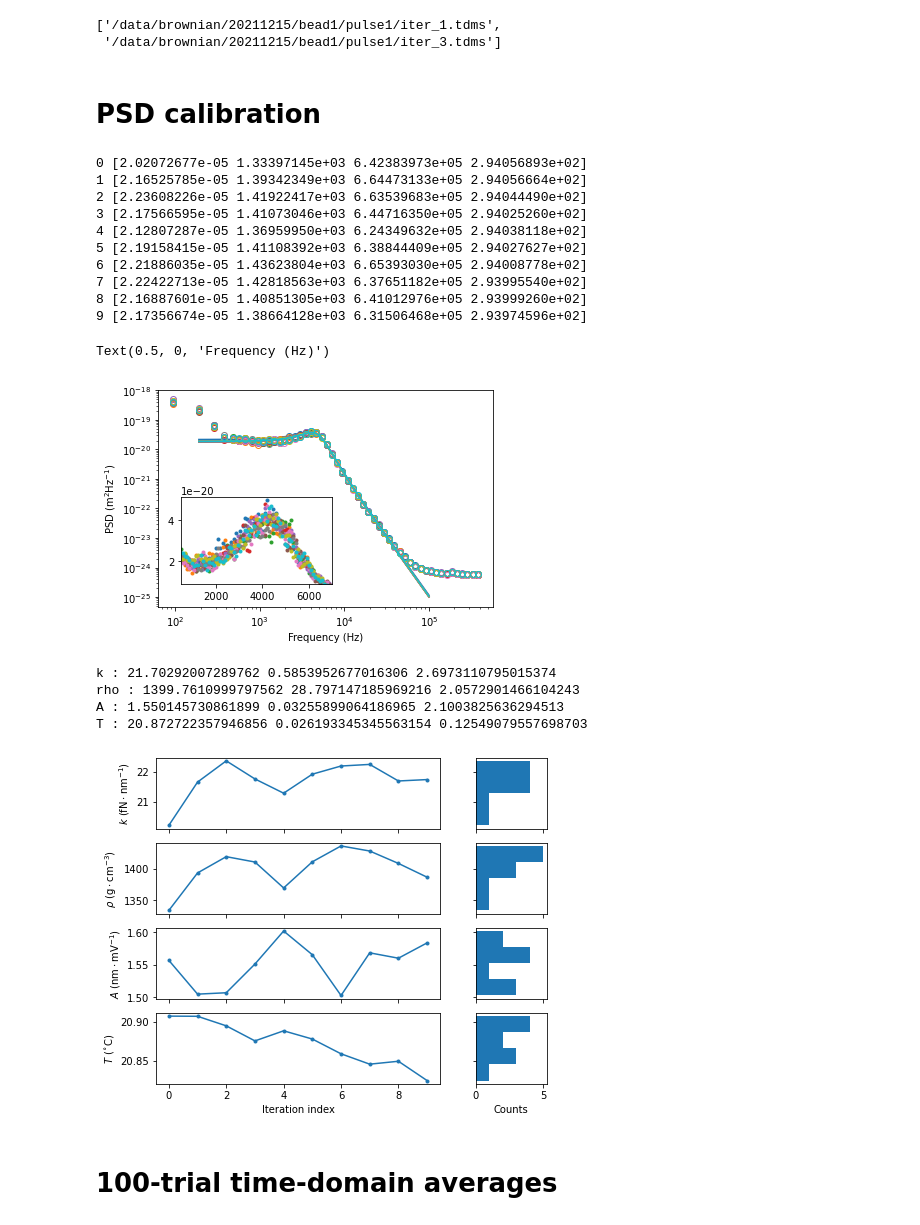
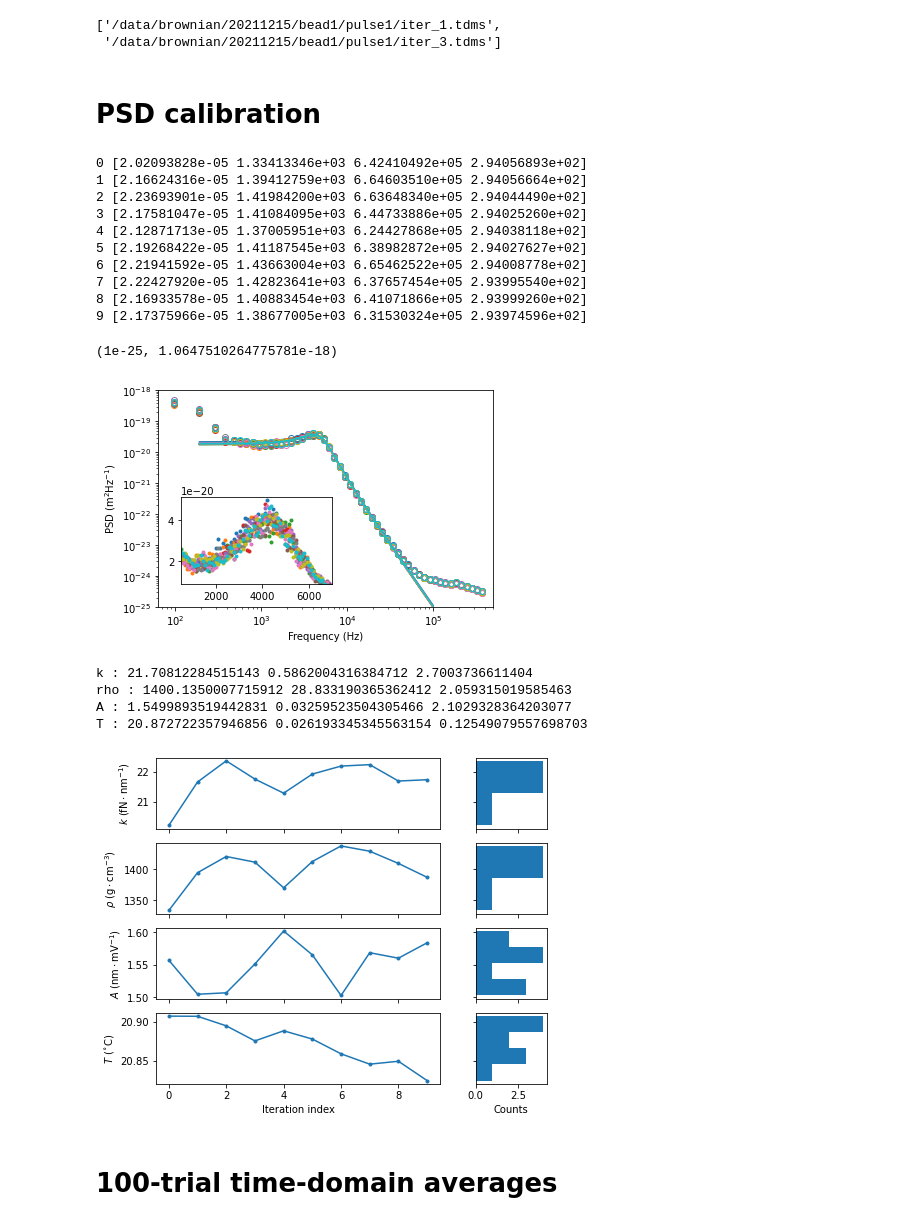
Before and after one commit to lhillber/brownian, a Jupyter notebook: notebooks/translating_laser_sound-source.ipynb, the cells around one changed output. Cells and saved outputs as stored; diff of their text form; code cells hidden in the pictures.

```diff
--- a/notebooks/translating_laser_sound-source.ipynb
+++ b/notebooks/translating_laser_sound-source.ipynb
@@ -71,6 +69,6 @@ sort_fnames(fnames, include=[1,3])
 # %% [output]
 ['/data/brownian/20211215/bead1/pulse1/iter_1.tdms',
  '/data/brownian/20211215/bead1/pulse1/iter_3.tdms']
-# %% [markdown]
-# PSD calibration
+# %% [markdown]
+# PSD calibration
 # %%
@@ -80,7 +83,7 @@ from mpl_toolkits.axes_grid1.inset_locator import inset_axes
 fmin = 5e2
 fmax = 4e4
 bin_average_Npts = 32
-
+cutoff = 500e3
 
 fig, ax = plt.subplots(1,1, figsize=(6,4))
 axins = inset_axes(ax, width="45%", height="40%", loc="lower left", borderpad=2.3)
@@ -89,46 +92,51 @@ axins = inset_axes(ax, width="45%", height="40%", loc="lower left", borderpad=2.
 krhoATs = []
 for fnamei, fname in enumerate(sort_fnames(fnames)):
     color = f"C{fnamei}"
     C = Collection(fname)
     T = np.mean(C.Ts) + 273.15
-    C.set_collection("X", bin_average=bin_average_Npts)
+    C.set_collection("X")
     C.apply("detrend", inplace=True, mode="constant")
+    C.apply("lowpass", cutoff=cutoff, order=3, inplace=True)
+    C.apply("bin_average", Npts=bin_average_Npts, inplace=True)
+
     freq, psd = C.average("PSD", taumax=100e-3)
     mask = np.logical_and(freq>fmin, freq<fmax)
     abc, abc_cov = abc_guess(freq[mask], psd[mask], n=C.Navg_psd)
     krhoA = get_krhoA(*abc, C.R, T)
     k, rho, A = krhoA
     krhoAT = np.r_[krhoA, T]
     krhoATs.append(krhoAT)
     print(fnamei, krhoAT)
     psd /= A*A
 
     logfreq  = logbin_func(freq, Npts=20)
     logpsd  = logbin_func(psd, Npts=20)
     logmask = np.logical_and(logfreq>fmin, logfreq<fmax)
     ax.loglog(logfreq, logpsd, mec=color, mfc="none", marker="o", ls="none")
     line_mask = np.logical_and(freq>100, freq<1e5)
     ax.loglog(freq[line_mask], psd_func(freq, k, rho, T, C.R)[line_mask], c=color)
     axins.plot(freq, psd, c=color, marker=".", ls="none")
     axins.set_xlim(500, 7000)
     axins.set_ylim(0.9e-20, 5.1e-20)
 
 krhoATs = np.array(krhoATs)
 ax.set_ylabel(r"PSD $\rm (m^2 Hz^{-1})$")
 ax.set_xlabel(r"Frequency (Hz)")
+ax.set_xlim(right=cutoff)
+ax.set_ylim(bottom=1e-25)
 # %% [output]
-0 [2.02072677e-05 1.33397145e+03 6.42383973e+05 2.94056893e+02]
-1 [2.16525785e-05 1.39342349e+03 6.64473133e+05 2.94056664e+02]
-2 [2.23608226e-05 1.41922417e+03 6.63539683e+05 2.94044490e+02]
-3 [2.17566595e-05 1.41073046e+03 6.44716350e+05 2.94025260e+02]
-4 [2.12807287e-05 1.36959950e+03 6.24349632e+05 2.94038118e+02]
-5 [2.19158415e-05 1.41108392e+03 6.38844409e+05 2.94027627e+02]
-6 [2.21886035e-05 1.43623804e+03 6.65393030e+05 2.94008778e+02]
-7 [2.22422713e-05 1.42818563e+03 6.37651182e+05 2.93995540e+02]
-8 [2.16887601e-05 1.40851305e+03 6.41012976e+05 2.93999260e+02]
-9 [2.17356674e-05 1.38664128e+03 6.31506468e+05 2.93974596e+02]
+0 [2.02093828e-05 1.33413346e+03 6.42410492e+05 2.94056893e+02]
+1 [2.16624316e-05 1.39412759e+03 6.64603510e+05 2.94056664e+02]
+2 [2.23693901e-05 1.41984200e+03 6.63648340e+05 2.94044490e+02]
+3 [2.17581047e-05 1.41084095e+03 6.44733886e+05 2.94025260e+02]
+4 [2.12871713e-05 1.37005951e+03 6.24427868e+05 2.94038118e+02]
+5 [2.19268422e-05 1.41187545e+03 6.38982872e+05 2.94027627e+02]
+6 [2.21941592e-05 1.43663004e+03 6.65462522e+05 2.94008778e+02]
+7 [2.22427920e-05 1.42823641e+03 6.37657454e+05 2.93995540e+02]
+8 [2.16933578e-05 1.40883454e+03 6.41071866e+05 2.93999260e+02]
+9 [2.17375966e-05 1.38677005e+03 6.31530324e+05 2.93974596e+02]
-Text(0.5, 0, 'Frequency (Hz)')
+(1e-25, 1.0647510264775781e-18)
-[figure, old version]
+[figure, new version]
 # %%
 fig, axs = plt.subplots(4,2, figsize=(7, 6), gridspec_kw={"width_ratios":[0.8, 0.2]}, sharey="row", sharex="col")
 
@@ -152,11 +160,11 @@ for parami, param in enumerate(["k", "rho", "A", "T"]):
     axs[3, 1].set_xlabel("Counts")
     print(param, ":", np.mean(vals), np.std(vals), 100*np.std(vals)/np.mean(vals))
 # %% [output]
-k : 21.70292007289762 0.5853952677016306 2.6973110795015374
-rho : 1399.7610999797562 28.797147185969216 2.0572901466104243
-A : 1.550145730861899 0.03255899064186965 2.1003825636294513
+k : 21.70812284515143 0.5862004316384712 2.7003736611404
+rho : 1400.1350007715912 28.833190365362412 2.059315019585463
+A : 1.5499893519442831 0.03259523504305466 2.1029328364203077
 T : 20.872722357946856 0.026193345345563154 0.12549079557698703
-[figure, old version]
+[figure, new version]
 # %% [markdown]
 # 100-trial time-domain averages
 # %%
```
Also changed, not shown: parts of 29 cells of this notebook, 8 other files.
